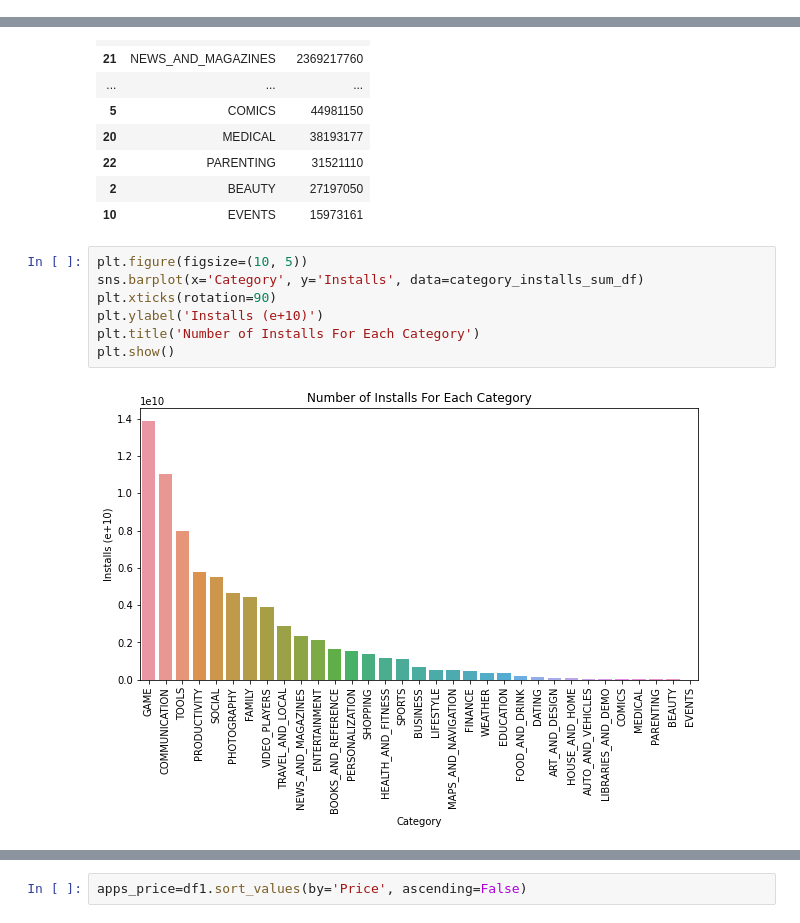
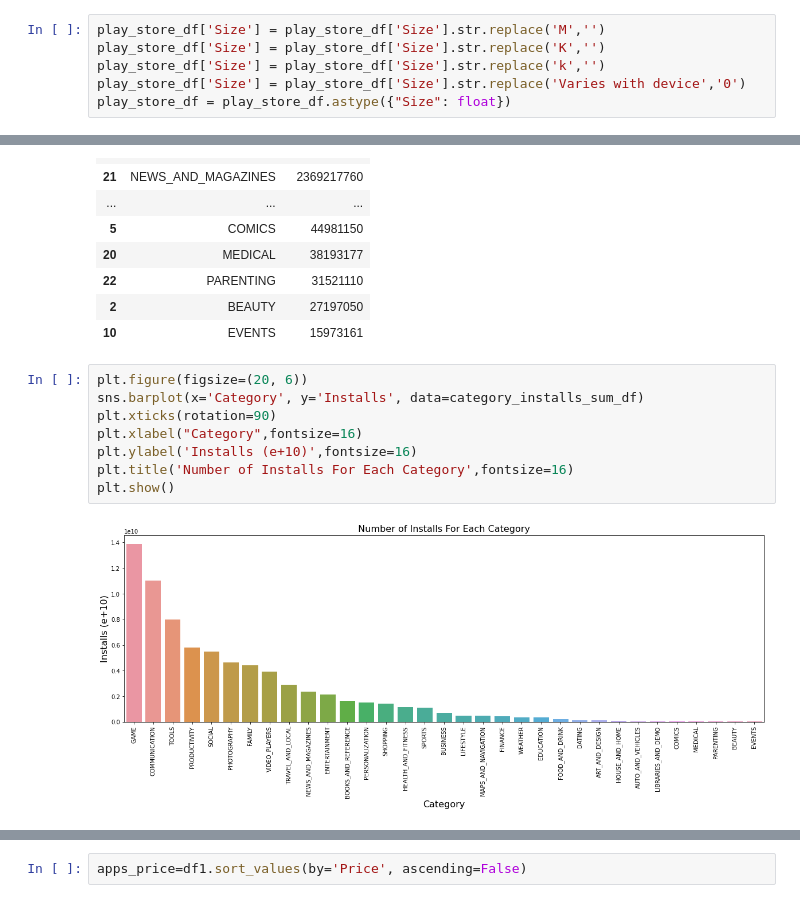
Before and after one commit to Navjotkhatri/EDA-Play-Store-App-Review-Analysis, a Jupyter notebook: EDA_Play_Store_App_Review_Analysis_Capstone_Project.ipynb, the cells around one changed output, grey strips where cells are left out. Cells and saved outputs as stored; diff of their text form.

```diff
--- a/EDA_Play_Store_App_Review_Analysis_Capstone_Project.ipynb
+++ b/EDA_Play_Store_App_Review_Analysis_Capstone_Project.ipynb
@@ -124,0 +152,6 @@ play_store_df = play_store_df.astype({"Installs": int})
+# %%
+play_store_df['Size'] = play_store_df['Size'].str.replace('M','')
+play_store_df['Size'] = play_store_df['Size'].str.replace('K','')
+play_store_df['Size'] = play_store_df['Size'].str.replace('k','')
+play_store_df['Size'] = play_store_df['Size'].str.replace('Varies with device','0')
+play_store_df = play_store_df.astype({"Size": float})
@@ -422,11 +474,12 @@ category_installs_sum_df
 | 2 | BEAUTY | 27197050 |
 | 10 | EVENTS | 15973161 |
 # %%
-plt.figure(figsize=(10, 5))
+plt.figure(figsize=(20, 6))
 sns.barplot(x='Category', y='Installs', data=category_installs_sum_df)
 plt.xticks(rotation=90)
-plt.ylabel('Installs (e+10)')
-plt.title('Number of Installs For Each Category')
+plt.xlabel("Category",fontsize=16)
+plt.ylabel('Installs (e+10)',fontsize=16)
+plt.title('Number of Installs For Each Category',fontsize=16)
 plt.show()
 # %% [output]
-[figure, old version]
+[figure, new version]
```
Also changed, not shown: parts of 39 cells of this notebook.
